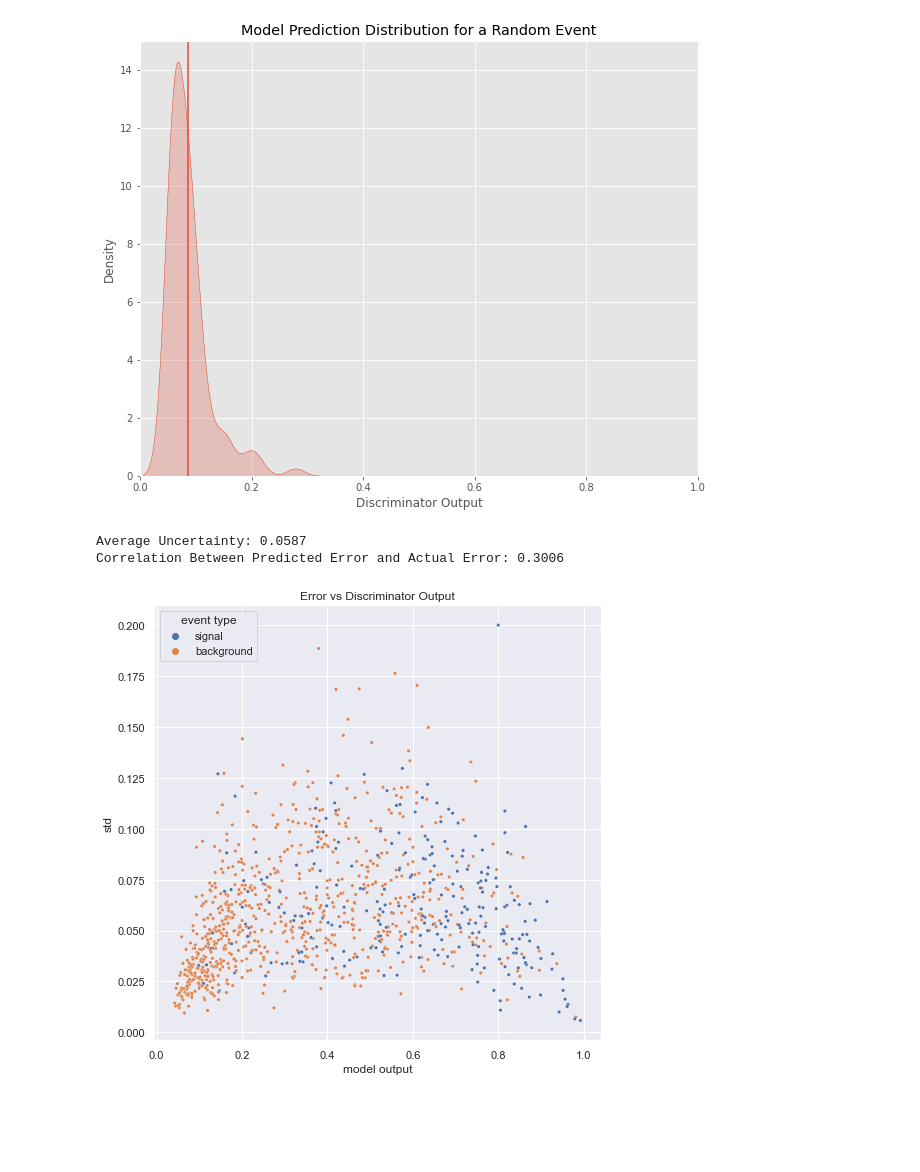
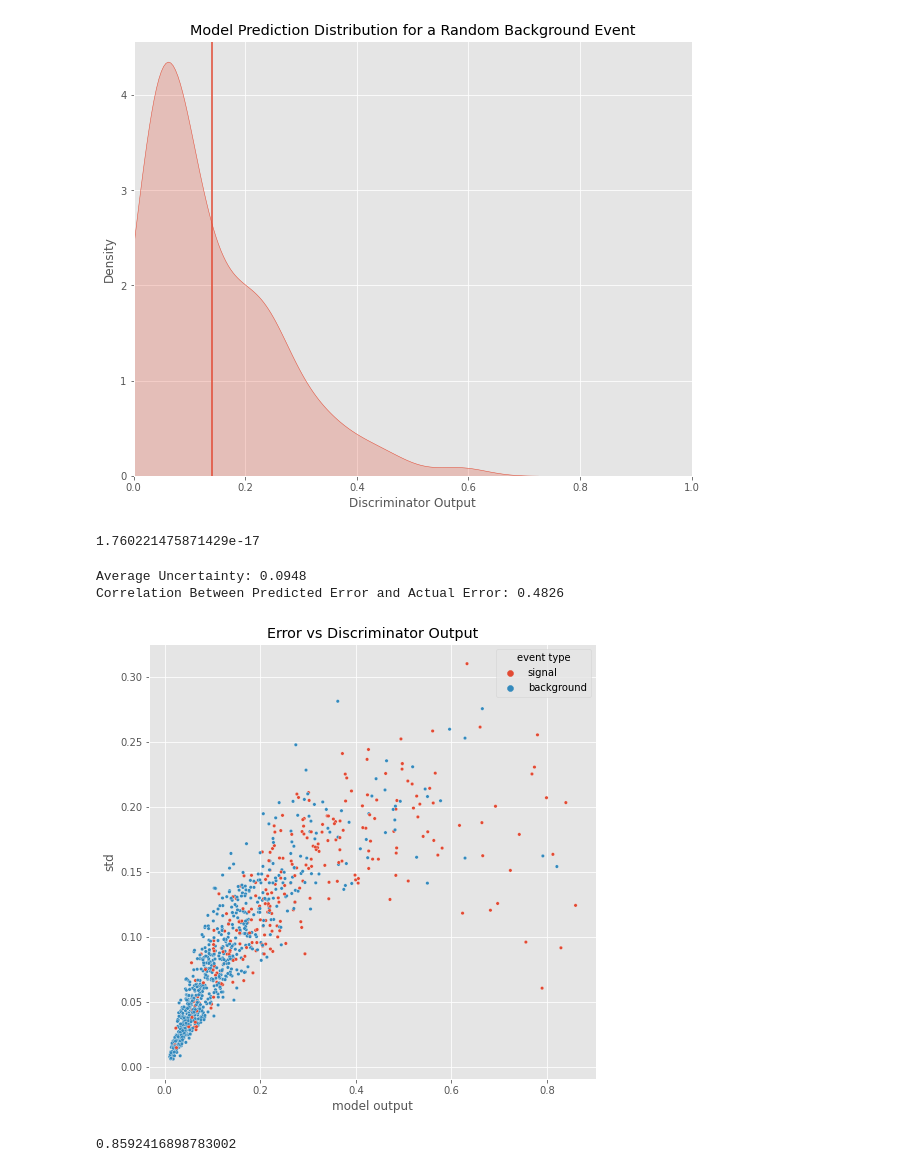
Before and after one commit to NoahHA/tth-ML-project, a Jupyter notebook: notebooks/data_analysis/model_uncertainty.ipynb, the cells around one changed output. Drawn from its saved outputs; the diff is of its cells as text; code cells hidden in the pictures; blank space fills up the shorter version.

```diff
--- a/notebooks/data_analysis/model_uncertainty.ipynb
+++ b/notebooks/data_analysis/model_uncertainty.ipynb
@@ -12,8 +11,8 @@ from src.models.train_model import MonteCarloDropout, MCLSTM
 
 plt.style.use('ggplot')
 # %%
-model_name = r"model_v3.h5"
-model_path =  r"C:\Users\Noaja\Downloads\msci_project\tth-ML-project\models"
+model_name = r"merged-ce-mc.h5"
+model_path =  r"C:\Users\Noaja\Downloads\msci_project\tth-ML-project\models\wandb_models"
 load_path = r"C:\Users\Noaja\Downloads\msci_project\tth-ML-project\data\processed"
 
 model_path = os.path.join(model_path, model_name)
@@ -26,8 +25,16 @@ with open(os.path.join(load_path, "processed_data.pickle"), "rb") as handle:
 y_test = combined_data['y_test']
 y_train = combined_data['y_train']
 
+event_X_train = combined_data['event_X_train']
+object_X_train = combined_data['object_X_train']
+
 event_X_test = combined_data['event_X_test']
 object_X_test = combined_data['object_X_test']
+# %%
+from src.features.build_features import scale_event_data, scale_object_data
+
+event_X_train, event_X_test = scale_event_data(event_X_train, event_X_test)
+object_X_train, object_X_test = scale_object_data(object_X_train, object_X_test)
 # %%
 def generate_sample():
     n = np.random.randint(0, event_X_test.shape[0])
@@ -41,23 +48,26 @@ def predict_dist(X, model, n_models):
     return np.hstack(preds)
 
 
-def plot_dist(sample, model, n_models):
+def plot_dist(sample, model, n_models, y_true):
     y_pred_dist = predict_dist(sample, model, n_models)
     y_pred = y_pred_dist.mean(axis=1)
+
+    event_type = 'Signal' if y_true == [1] else 'Background'
 
     plt.figure(figsize=(10, 8))
     plt.xlim([0, 1])
     plt.xlabel('Discriminator Output')
-    plt.title('Model Prediction Distribution for a Random Event')
+    plt.title(f'Model Prediction Distribution for a Random {event_type} Event')
     sns.kdeplot(y_pred_dist[0], shade=True)
     plt.axvline(y_pred[0])
     plt.show()
 # %%
 n_models = 100
-sample, _ = generate_sample()
-plot_dist(sample, model, n_models)
+
+sample, y_true = generate_sample()
+plot_dist(sample, model, n_models, y_true)
 # %% [output]
-[figure, old version]
+[figure, new version]
 # %%
 n_samples = 1000
 n_models = 10
@@ -89,6 +99,10 @@ for _ in tqdm(range(n_samples)):
     true_vals.append(y_true)
     error = predict_sample(sample, model, n_models)
     errors.append(error)
+# %%
+error_df[error_df['event type'] == 'background'].mean()
+# %% [output]
+1.760221475871429e-17
 # %%
 error_df = make_error_df(errors)
 average_std = np.mean(error_df['std'])
@@ -97,9 +111,14 @@ correlation = error_df['prediction error'].corr(error_df['std'])
 print(f'Average Uncertainty: {average_std:.4f}\nCorrelation Between Predicted Error and Actual Error: {correlation:.4f}')
 plot_output_error(error_df)
 # %% [output]
-Average Uncertainty: 0.0587
-Correlation Between Predicted Error and Actual Error: 0.3006
+Average Uncertainty: 0.0948
+Correlation Between Predicted Error and Actual Error: 0.4826
-[figure, old version]
+[figure, new version]
+# %%
+correlation = error_df[error_df['event type'] == 'background']['prediction error'].corr(error_df['std'])
+correlation
+# %% [output]
+0.8592416898783002
 # %%
 def plot_prediction_error(error_df):
     sns.lmplot(x='prediction error',
```
Also changed, not shown: parts of 5 cells of this notebook, 49 other files.
